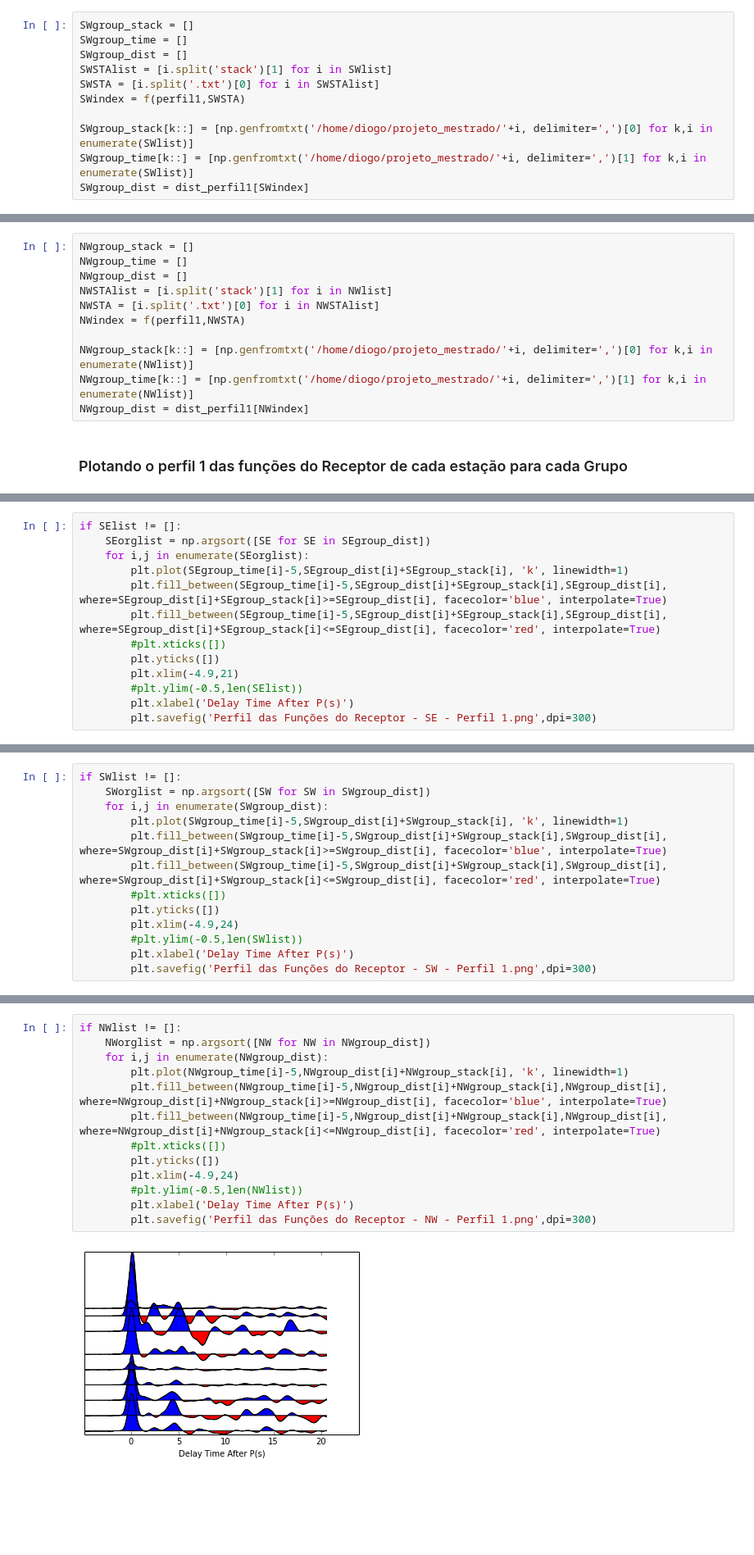
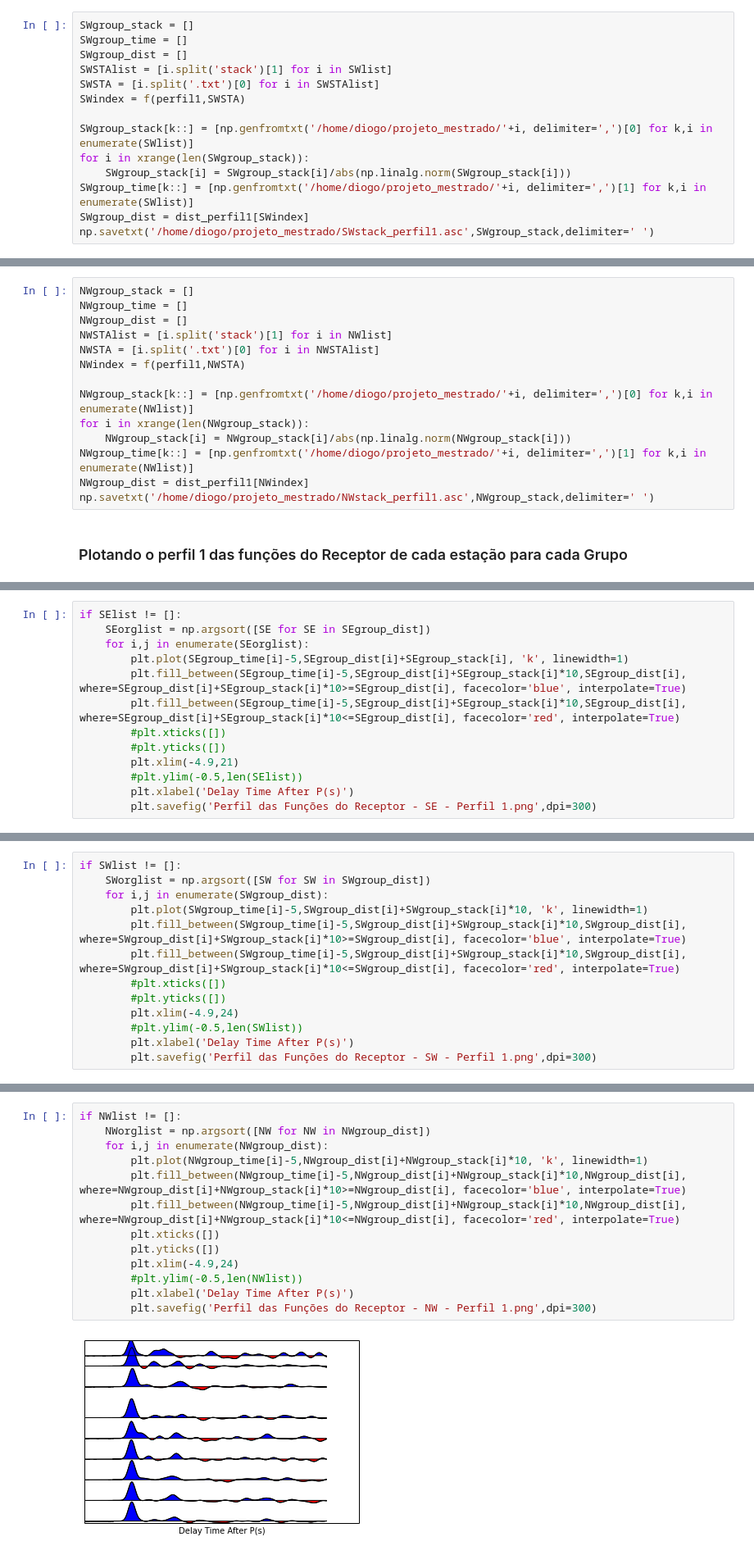
Before and after one commit to dIOGOLOC/projeto_mestrado, a Jupyter notebook: plotagem_perfil_estacoes.ipynb, the cells around one changed output, grey strips where cells are left out. Shown: that part at 82% size. Drawn from its saved outputs; the diff is of its cells as text; blank space fills up the shorter version.

```diff
--- a/plotagem_perfil_estacoes.ipynb
+++ b/plotagem_perfil_estacoes.ipynb
@@ -107,8 +113,11 @@ SWSTA = [i.split('.txt')[0] for i in SWSTAlist]
 SWindex = f(perfil1,SWSTA)
 
 SWgroup_stack[k::] = [np.genfromtxt('/home/diogo/projeto_mestrado/'+i, delimiter=',')[0] for k,i in enumerate(SWlist)]
+for i in xrange(len(SWgroup_stack)):
+    SWgroup_stack[i] = SWgroup_stack[i]/abs(np.linalg.norm(SWgroup_stack[i]))
 SWgroup_time[k::] = [np.genfromtxt('/home/diogo/projeto_mestrado/'+i, delimiter=',')[1] for k,i in enumerate(SWlist)]
 SWgroup_dist = dist_perfil1[SWindex]
+np.savetxt('/home/diogo/projeto_mestrado/SWstack_perfil1.asc',SWgroup_stack,delimiter=' ')
 # %% [markdown]
 <h4>Grupo NW: </h4>
 # %%
@@ -120,8 +129,11 @@ NWSTA = [i.split('.txt')[0] for i in NWSTAlist]
 NWindex = f(perfil1,NWSTA)
 
 NWgroup_stack[k::] = [np.genfromtxt('/home/diogo/projeto_mestrado/'+i, delimiter=',')[0] for k,i in enumerate(NWlist)]
+for i in xrange(len(NWgroup_stack)):
+    NWgroup_stack[i] = NWgroup_stack[i]/abs(np.linalg.norm(NWgroup_stack[i]))
 NWgroup_time[k::] = [np.genfromtxt('/home/diogo/projeto_mestrado/'+i, delimiter=',')[1] for k,i in enumerate(NWlist)]
 NWgroup_dist = dist_perfil1[NWindex]
+np.savetxt('/home/diogo/projeto_mestrado/NWstack_perfil1.asc',NWgroup_stack,delimiter=' ')
 # %% [markdown]
 <h3>Plotando o perfil 1 das funções do Receptor de cada estação para cada Grupo</h3>
 # %%
@@ -144,10 +156,10 @@ if SElist != []:
     SEorglist = np.argsort([SE for SE in SEgroup_dist])
     for i,j in enumerate(SEorglist):
         plt.plot(SEgroup_time[i]-5,SEgroup_dist[i]+SEgroup_stack[i], 'k', linewidth=1)
-        plt.fill_between(SEgroup_time[i]-5,SEgroup_dist[i]+SEgroup_stack[i],SEgroup_dist[i], where=SEgroup_dist[i]+SEgroup_stack[i]>=SEgroup_dist[i], facecolor='blue', interpolate=True)
-        plt.fill_between(SEgroup_time[i]-5,SEgroup_dist[i]+SEgroup_stack[i],SEgroup_dist[i], where=SEgroup_dist[i]+SEgroup_stack[i]<=SEgroup_dist[i], facecolor='red', interpolate=True)
+        plt.fill_between(SEgroup_time[i]-5,SEgroup_dist[i]+SEgroup_stack[i]*10,SEgroup_dist[i], where=SEgroup_dist[i]+SEgroup_stack[i]*10>=SEgroup_dist[i], facecolor='blue', interpolate=True)
+        plt.fill_between(SEgroup_time[i]-5,SEgroup_dist[i]+SEgroup_stack[i]*10,SEgroup_dist[i], where=SEgroup_dist[i]+SEgroup_stack[i]*10<=SEgroup_dist[i], facecolor='red', interpolate=True)
         #plt.xticks([])
-        plt.yticks([])
+        #plt.yticks([])
         plt.xlim(-4.9,21)
         #plt.ylim(-0.5,len(SElist))
         plt.xlabel('Delay Time After P(s)')
@@ -158,11 +170,11 @@ if SElist != []:
 if SWlist != []:
     SWorglist = np.argsort([SW for SW in SWgroup_dist])
     for i,j in enumerate(SWgroup_dist):
-        plt.plot(SWgroup_time[i]-5,SWgroup_dist[i]+SWgroup_stack[i], 'k', linewidth=1)
-        plt.fill_between(SWgroup_time[i]-5,SWgroup_dist[i]+SWgroup_stack[i],SWgroup_dist[i], where=SWgroup_dist[i]+SWgroup_stack[i]>=SWgroup_dist[i], facecolor='blue', interpolate=True)
-        plt.fill_between(SWgroup_time[i]-5,SWgroup_dist[i]+SWgroup_stack[i],SWgroup_dist[i], where=SWgroup_dist[i]+SWgroup_stack[i]<=SWgroup_dist[i], facecolor='red', interpolate=True)
+        plt.plot(SWgroup_time[i]-5,SWgroup_dist[i]+SWgroup_stack[i]*10, 'k', linewidth=1)
+        plt.fill_between(SWgroup_time[i]-5,SWgroup_dist[i]+SWgroup_stack[i]*10,SWgroup_dist[i], where=SWgroup_dist[i]+SWgroup_stack[i]*10>=SWgroup_dist[i], facecolor='blue', interpolate=True)
+        plt.fill_between(SWgroup_time[i]-5,SWgroup_dist[i]+SWgroup_stack[i]*10,SWgroup_dist[i], where=SWgroup_dist[i]+SWgroup_stack[i]*10<=SWgroup_dist[i], facecolor='red', interpolate=True)
         #plt.xticks([])
-        plt.yticks([])
+        #plt.yticks([])
         plt.xlim(-4.9,24)
         #plt.ylim(-0.5,len(SWlist))
         plt.xlabel('Delay Time After P(s)')
@@ -172,18 +184,18 @@ if SWlist != []:
 # %%
 if NWlist != []:
     NWorglist = np.argsort([NW for NW in NWgroup_dist])
     for i,j in enumerate(NWgroup_dist):
-        plt.plot(NWgroup_time[i]-5,NWgroup_dist[i]+NWgroup_stack[i], 'k', linewidth=1)
-        plt.fill_between(NWgroup_time[i]-5,NWgroup_dist[i]+NWgroup_stack[i],NWgroup_dist[i], where=NWgroup_dist[i]+NWgroup_stack[i]>=NWgroup_dist[i], facecolor='blue', interpolate=True)
-        plt.fill_between(NWgroup_time[i]-5,NWgroup_dist[i]+NWgroup_stack[i],NWgroup_dist[i], where=NWgroup_dist[i]+NWgroup_stack[i]<=NWgroup_dist[i], facecolor='red', interpolate=True)
-        #plt.xticks([])
+        plt.plot(NWgroup_time[i]-5,NWgroup_dist[i]+NWgroup_stack[i]*10, 'k', linewidth=1)
+        plt.fill_between(NWgroup_time[i]-5,NWgroup_dist[i]+NWgroup_stack[i]*10,NWgroup_dist[i], where=NWgroup_dist[i]+NWgroup_stack[i]*10>=NWgroup_dist[i], facecolor='blue', interpolate=True)
+        plt.fill_between(NWgroup_time[i]-5,NWgroup_dist[i]+NWgroup_stack[i]*10,NWgroup_dist[i], where=NWgroup_dist[i]+NWgroup_stack[i]*10<=NWgroup_dist[i], facecolor='red', interpolate=True)
+        plt.xticks([])
         plt.yticks([])
         plt.xlim(-4.9,24)
         #plt.ylim(-0.5,len(NWlist))
         plt.xlabel('Delay Time After P(s)')
         plt.savefig('Perfil das Funções do Receptor - NW - Perfil 1.png',dpi=300)
 # %% [output]
-[figure, old version]
+[figure, new version]
 # %% [markdown]
 <h4>Removendo  os dados das estações de cada grupo de eventos do perfil 1 das funções do Receptor</h4>
 # %%
```
Also changed, not shown: parts of 15 cells of this notebook.
